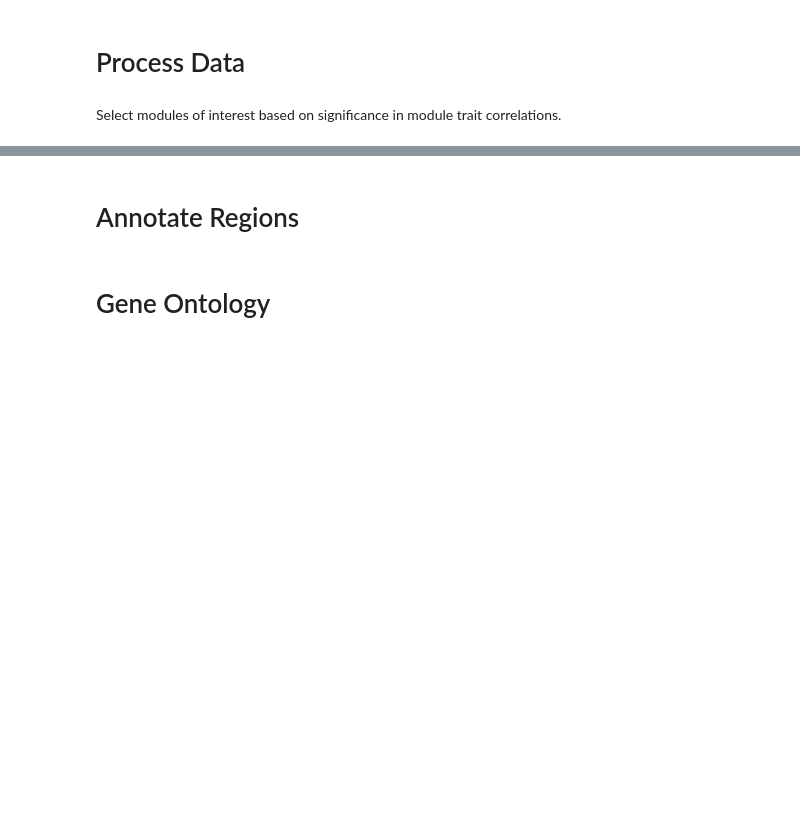
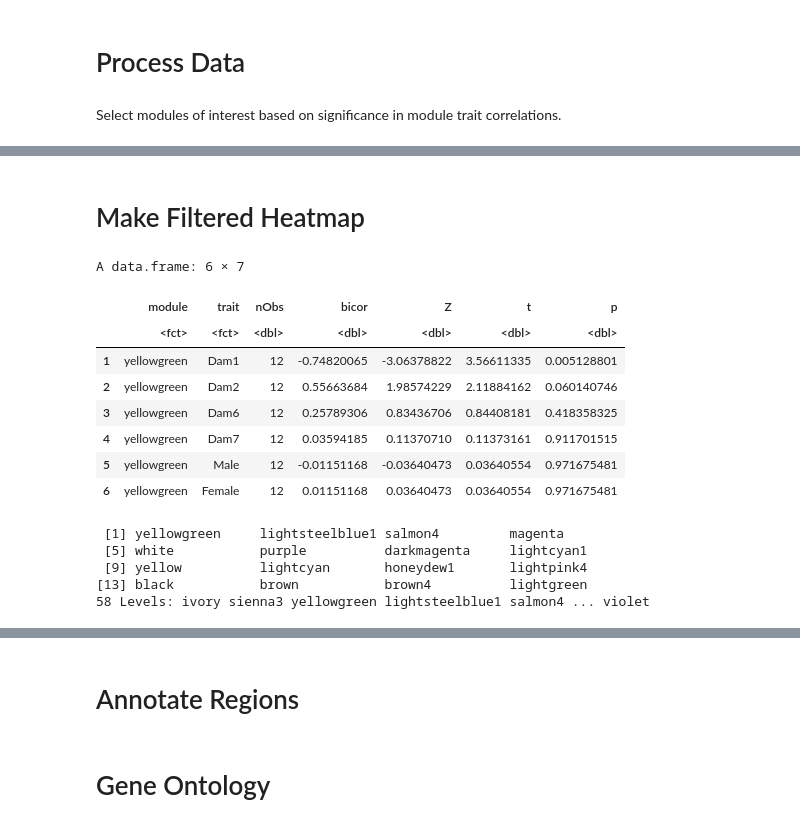
Before and after one commit to vhaghani26/Mouse_FAE_RNAseq_WGBS, a Jupyter notebook: wgbs/Comethyl_Results/02_Kostas_Comethyl.ipynb, the cells around one changed output, grey strips where cells are left out. Drawn from its saved outputs; the diff is of its cells as text; code cells hidden in the pictures; blank space fills up the shorter version.

```diff
--- a/wgbs/Comethyl_Results/02_Kostas_Comethyl.ipynb
+++ b/wgbs/Comethyl_Results/02_Kostas_Comethyl.ipynb
@@ -23,0 +28,3 @@ regions <- modules$regions
+# %%
+# Sample trait data
+colData <- openxlsx::read.xlsx("sample_info.xlsx", rowNames = TRUE)
@@ -26,9 +91,19 @@ regions <- modules$regions
 # %% [markdown]
 Select modules of interest based on significance in module trait correlations.
 # %%
-# Determine modules of interest
-modules_of_interest <- list("honeydew1", "white", "brown", "brown4", "purple")
+# Filter MEtraitCor for significant modules only (p-values less than 0.05)
+modules_of_interest <- MEtraitCor %>%
+    filter(p < 0.05) %>%
+    distinct(module)
+
+# Create module list
+modules_of_interest <- as.character(unique(modules_of_interest$module))
+
+# Remove grey if present
+modules_of_interest <- modules_of_interest[modules_of_interest != "grey"]
 # %%
-# Filter out modules that are not of interest
-regions <- regions %>%
-  filter(module %in% modules_of_interest)
+# Confirm subsetting
+for (i in seq_along(modules_of_interest)) {
+    module <- modules_of_interest[i]
+    print(paste(i, module))
+}
@@ -37,0 +144,23 @@ head(regions)
+# %% [markdown]
+# Make Filtered Heatmap
+# %%
+# View MEtraitCor
+head(MEtraitCor)
+
+# See module list
+print(unique(MEtraitCor$module))
+# %% [output]
+A data.frame: 6 × 7
+|  | module | trait | nObs | bicor | Z | t | p |
+|  | <fct> | <fct> | <dbl> | <dbl> | <dbl> | <dbl> | <dbl> |
+| 1 | yellowgreen | Dam1 | 12 | -0.74820065 | -3.06378822 | 3.56611335 | 0.005128801 |
+| 2 | yellowgreen | Dam2 | 12 | 0.55663684 | 1.98574229 | 2.11884162 | 0.060140746 |
+| 3 | yellowgreen | Dam6 | 12 | 0.25789306 | 0.83436706 | 0.84408181 | 0.418358325 |
+| 4 | yellowgreen | Dam7 | 12 | 0.03594185 | 0.11370710 | 0.11373161 | 0.911701515 |
+| 5 | yellowgreen | Male | 12 | -0.01151168 | -0.03640473 | 0.03640554 | 0.971675481 |
+| 6 | yellowgreen | Female | 12 | 0.01151168 | 0.03640473 | 0.03640554 | 0.971675481 |
+ [1] yellowgreen     lightsteelblue1 salmon4         magenta
+ [5] white           purple          darkmagenta     lightcyan1
+ [9] yellow          lightcyan       honeydew1       lightpink4
+[13] black           brown           brown4          lightgreen
+58 Levels: ivory sienna3 yellowgreen lightsteelblue1 salmon4 ... violet
```
Also changed, not shown: parts of 27 cells of this notebook.
